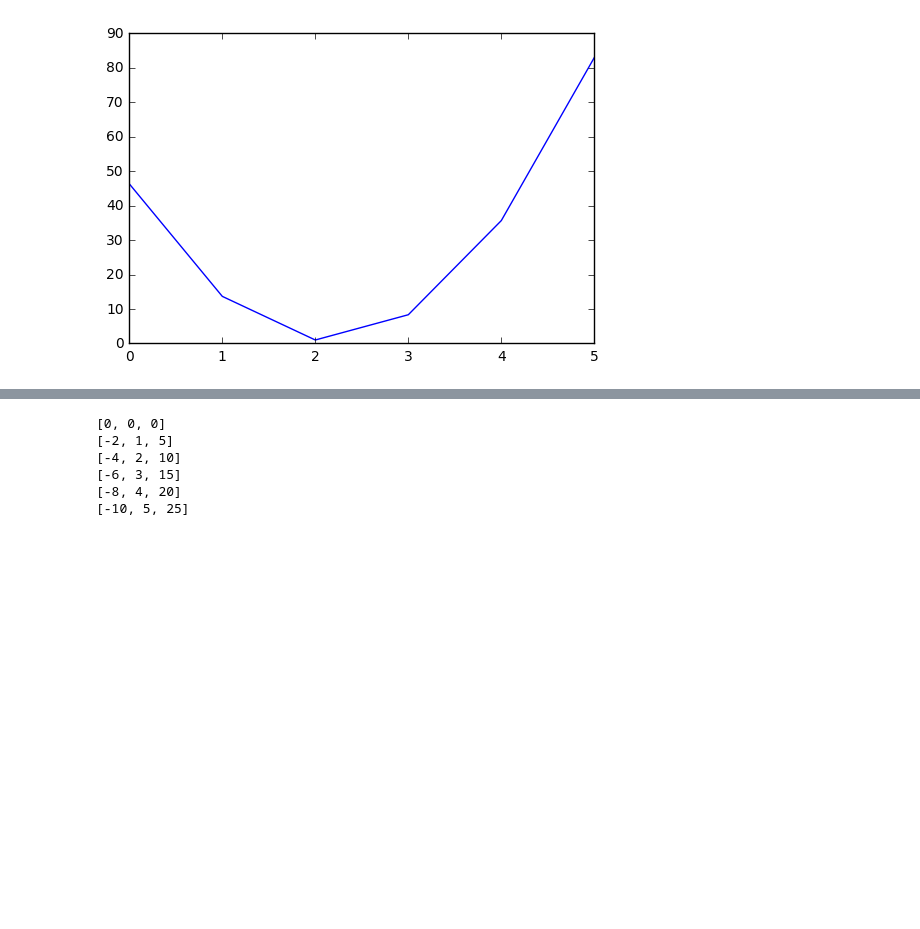
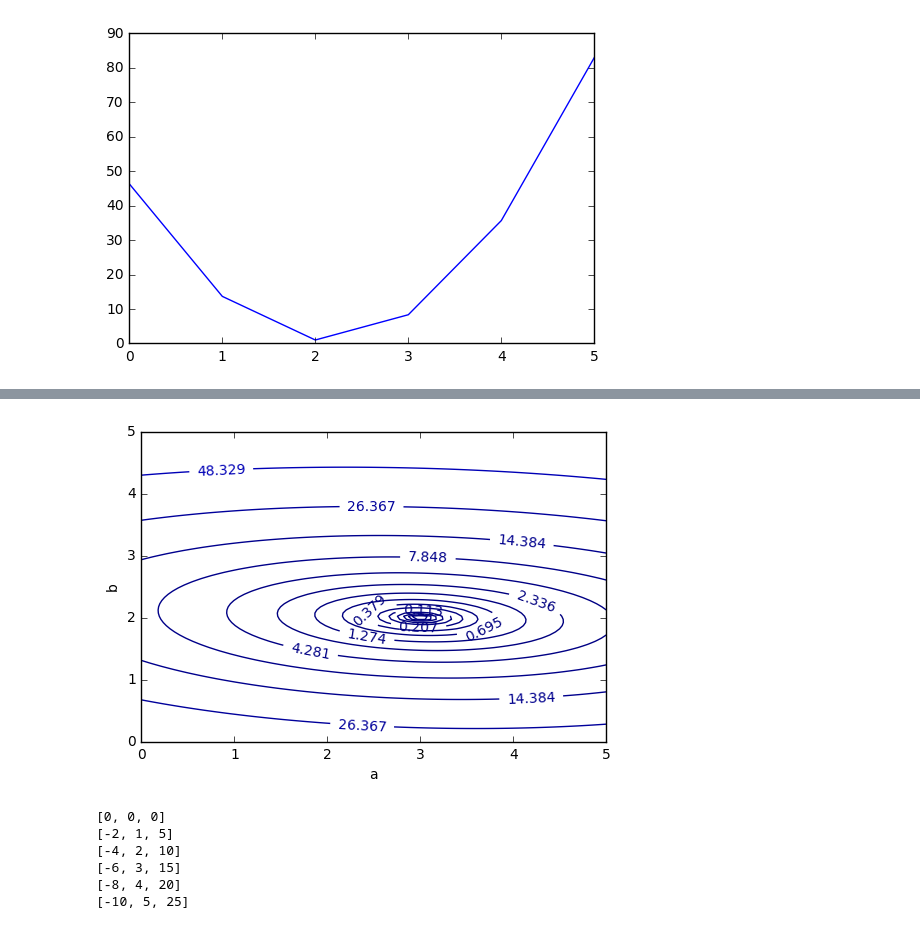
Before and after one commit to jarmop/learning, a Jupyter notebook: machine-learning.ipynb, the cells around one changed output, grey strips where cells are left out. Cells and saved outputs as stored; diff of their text form; code cells hidden in the pictures; blank space fills up the shorter version.

```diff
--- a/machine-learning.ipynb
+++ b/machine-learning.ipynb
@@ -75,3 +118,15 @@ plt.show()
+# %%
+plt.figure()
+# Plot cost as 15 contours spaced logarithmically between 0.01 and 100
+CS = plt.contour(surfA, surfB, surfL, np.logspace(-2, 3, 20))
+plt.clabel(CS, inline=1, fontsize=10)
+#plt.title('Simplest default with labels')
+
+plt.xlabel('a')
+plt.ylabel('b')
+plt.show()
+# %% [output]
+[figure, added]
 # %%
 machine = Machine()
 plt.plot(training_set, t_values, linewidth=2.0)
```
Also changed, not shown: parts of 2 cells of this notebook, 2 other files.
